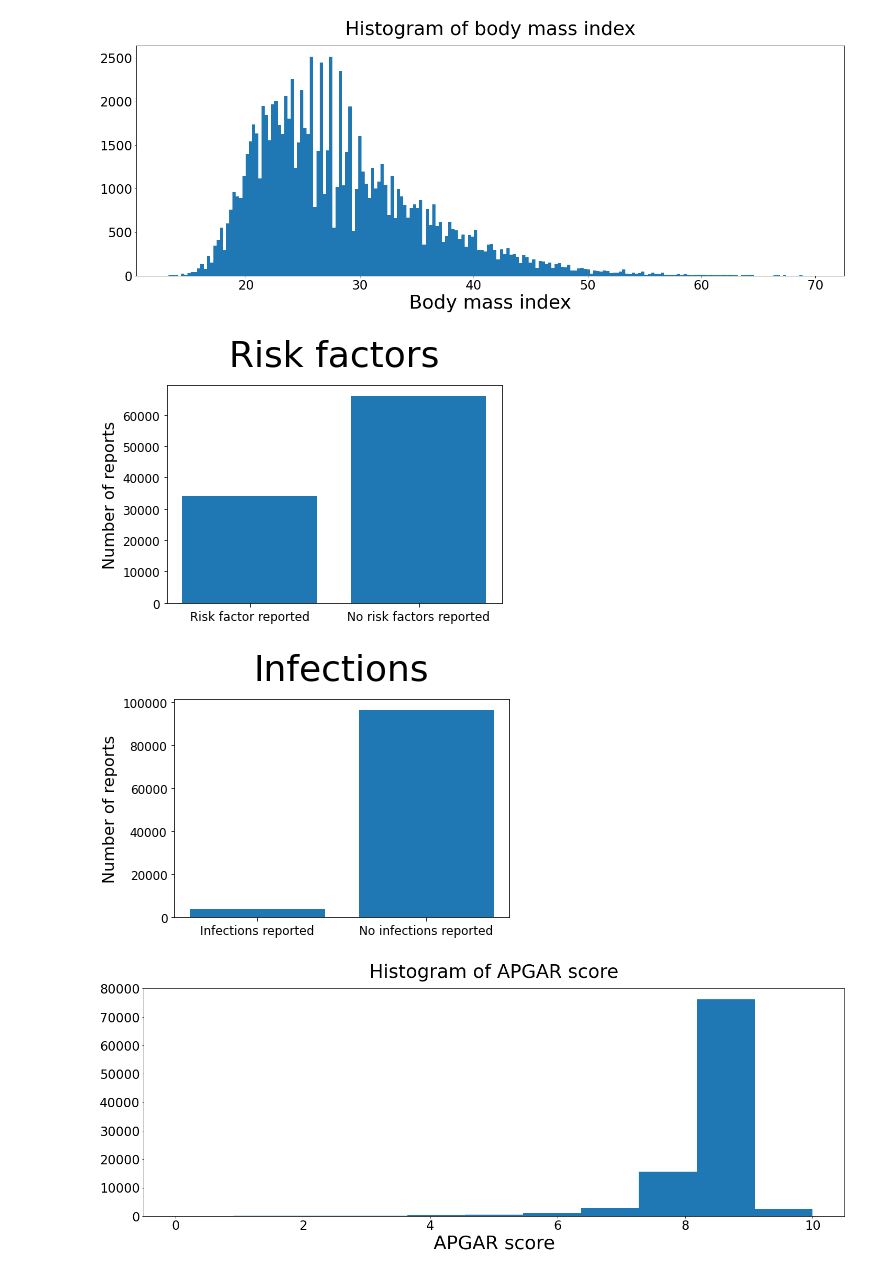
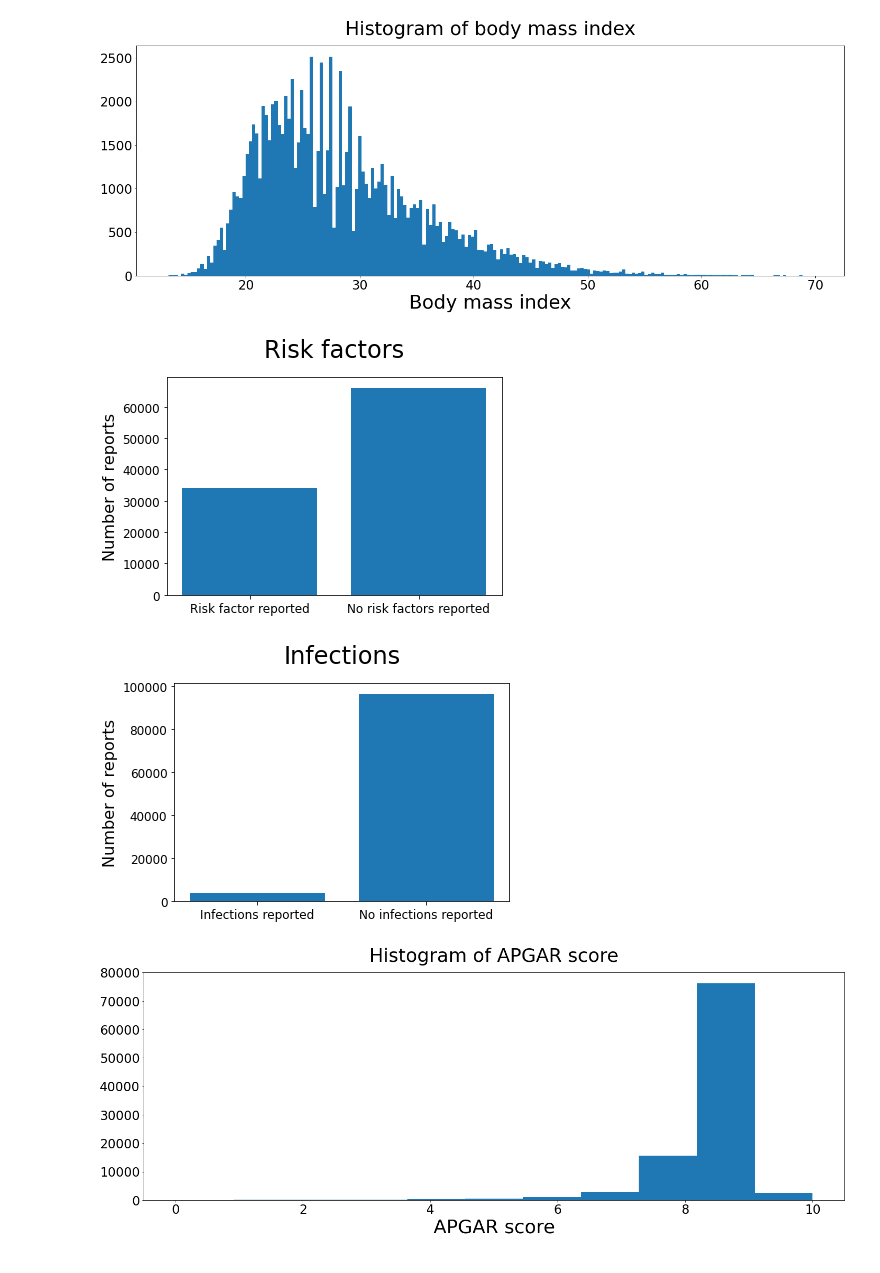
Before and after one commit to WiktorSa/Projekt-MSiD, a Jupyter notebook: analyse_data/Czynniki wpływające na wynik APGAR.ipynb, the cells around one changed output. Drawn from its saved outputs; the diff is of its cells as text; code cells hidden in the pictures.

```diff
--- a/analyse_data/Czynniki wpływające na wynik APGAR.ipynb
+++ b/analyse_data/Czynniki wpływające na wynik APGAR.ipynb
@@ -126,23 +126,23 @@ plt.show()
 # %% [output]
 [figure]
 # %%
-plt.title("Risk factors", fontsize=36, pad=20)
+plt.title("Risk factors", fontsize=24, pad=20)
 plt.bar(['Risk factor reported', 'No risk factors reported'], df['No Risk Factors Reported'].value_counts().sort_index())
 plt.ylabel("Number of reports", fontsize=16)
 plt.xticks(fontsize=12)
 plt.yticks(fontsize=12)
 plt.show()
 # %% [output]
-[figure, old version]
+[figure, new version]
 # %%
-plt.title("Infections", fontsize=36, pad=20)
+plt.title("Infections", fontsize=24, pad=20)
 plt.bar(['Infections reported', 'No infections reported'], df['No Infections Reported'].value_counts().sort_index())
 plt.ylabel("Number of reports", fontsize=16)
 plt.xticks(fontsize=12)
 plt.yticks(fontsize=12)
 plt.show()
 # %% [output]
-[figure, old version]
+[figure, new version]
 # %%
 plt.figure(figsize=(24, 8))
 plt.title("Histogram of APGAR score", fontsize=36, pad=20)
```
Also changed, not shown: parts of 2 cells of this notebook, 2 other files.
